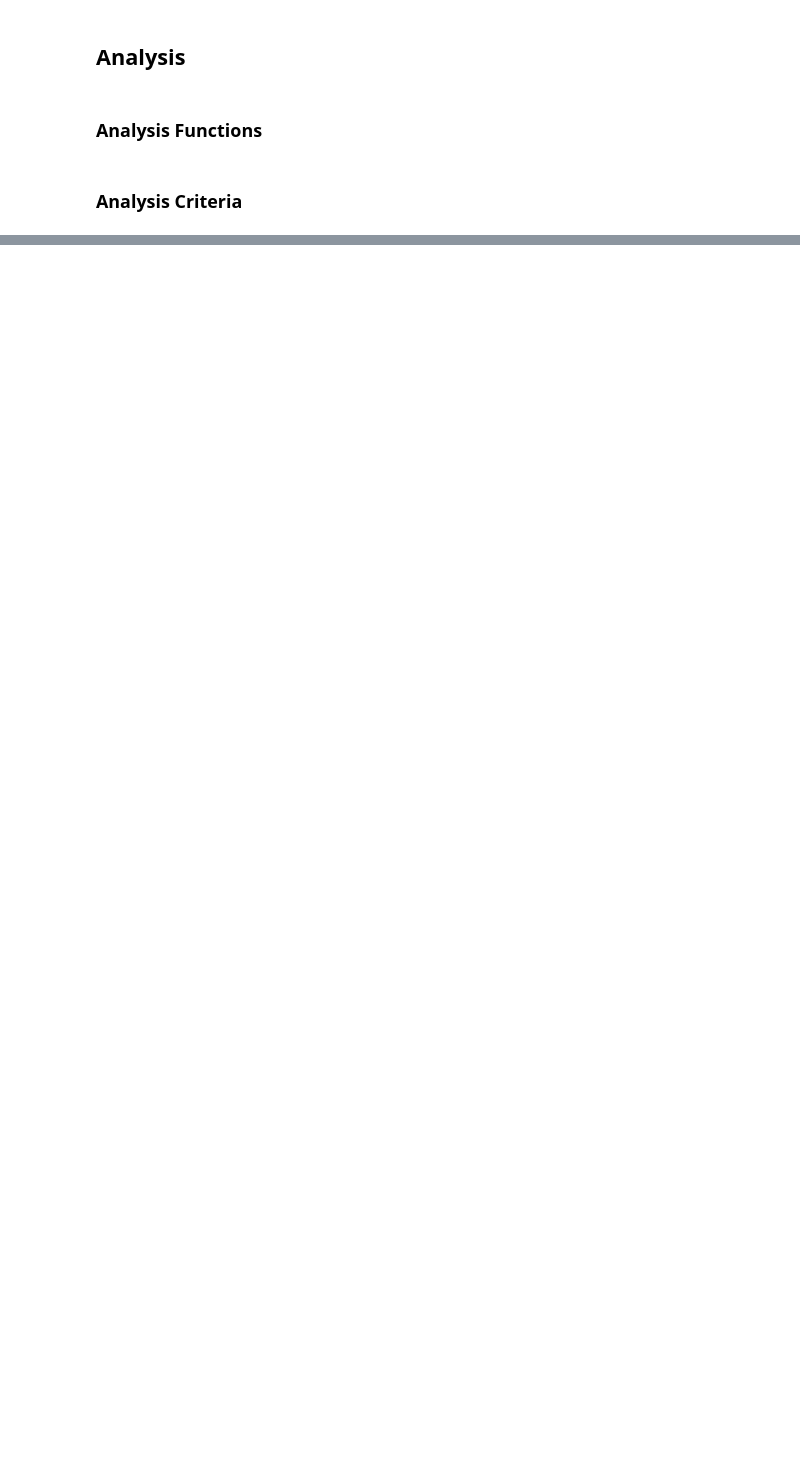
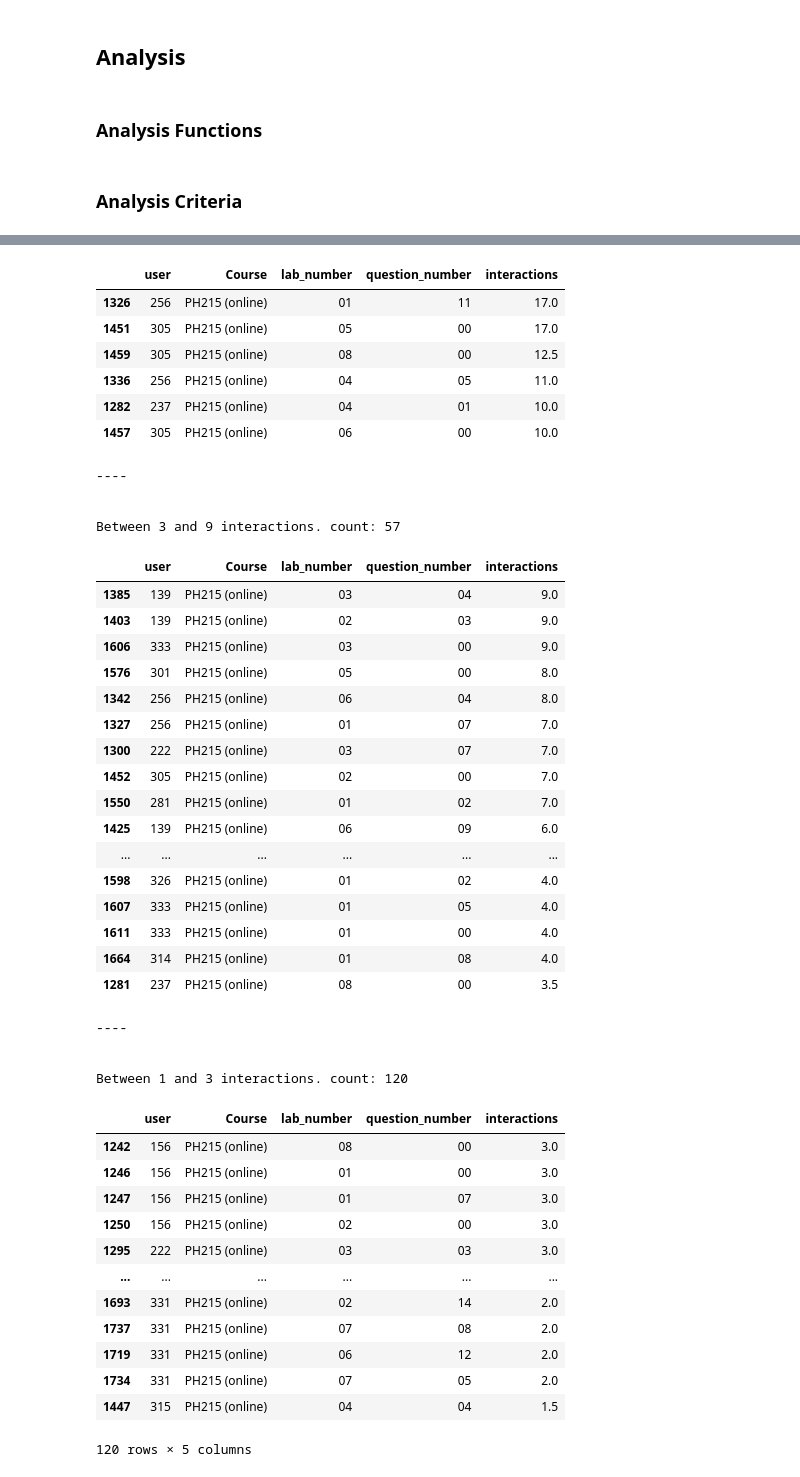
Before and after one commit to PeaceAndLongLife/Analysis-Colab, a Jupyter notebook: notebooks/Data_transcript_statistics.ipynb, the cells around one changed output, grey strips where cells are left out. Drawn from its saved outputs; the diff is of its cells as text; code cells hidden in the pictures; blank space fills up the shorter version.

```diff
--- a/notebooks/Data_transcript_statistics.ipynb
+++ b/notebooks/Data_transcript_statistics.ipynb
@@ -274,32 +399,36 @@ plt.show()
 # %%
-print("----\n\n")
+# @title Make Groups
+variable_name = "PH215 (online)" # @param ["PH214 (online)","PH215 (online)"] {"allow-input":true}
+
+df_course = unexploded_df[unexploded_df['Course'] == variable_name]
 
 # x>40
-group4 = unexploded_df[(unexploded_df['interactions']>40)][['user', 'Course', 'lab_number', 'question_number', 'interactions']].sort_values(by=['interactions'], ascending=False)
-print(f"above 40 interactions. count: {len(group4)}")
+group4 = df_course[(df_course['interactions']>20)][['user', 'Course', 'lab_number', 'question_number', 'interactions']].sort_values(by=['interactions'], ascending=False)
+print(f"above 20 interactions. count: {len(group4)}")
 display(group4)
 
 
 print("----\n\n")
 # 20<=x<40
-group3 = unexploded_df[(unexploded_df['interactions']<=40) & (unexploded_df['interactions']>19)][['user', 'Course', 'lab_number', 'question_number', 'interactions']].sort_values(by=['interactions'], ascending=False)
-print(f"Between 20 and 40 interactions. count: {len(group3)}")
+group3 = df_course[(df_course['interactions']<=20) & (df_course['interactions']>9)][['user', 'Course', 'lab_number', 'question_number', 'interactions']].sort_values(by=['interactions'], ascending=False)
+print(f"Between 10 and 20 interactions. count: {len(group3)}")
 display(group3)
 
 print("----\n\n")
 # 2<x<=19
-group2 = unexploded_df[(unexploded_df['interactions']<=19) & (unexploded_df['interactions']>6)][['user', 'Course', 'lab_number', 'question_number', 'interactions']].sort_values(by=['interactions'], ascending=False)
-print(f"Between 6 and 19 interactions. count: {len(group2)}")
+group2 = df_course[(df_course['interactions']<=9) & (df_course['interactions']>3)][['user', 'Course', 'lab_number', 'question_number', 'interactions']].sort_values(by=['interactions'], ascending=False)
+print(f"Between 3 and 9 interactions. count: {len(group2)}")
 display(group2)
 
 print("----\n\n")
 # 2<x<=6
-group5 = unexploded_df[(unexploded_df['interactions']<=6) & (unexploded_df['interactions']>2)][['user', 'Course', 'lab_number', 'question_number', 'interactions']].sort_values(by=['interactions'], ascending=False)
-print(f"Between 2 and 6 interactions. count: {len(group5)}")
+group5 = df_course[(df_course['interactions']<=3) & (df_course['interactions']>1)][['user', 'Course', 'lab_number', 'question_number', 'interactions']].sort_values(by=['interactions'], ascending=False)
+print(f"Between 1 and 3 interactions. count: {len(group5)}")
 display(group5)
 
 print("----\n\n")
 # 2>=x
-group1 = unexploded_df[unexploded_df['interactions']<=2][['user','Course', 'lab_number', 'question_number', 'interactions']].sort_values(by=['interactions'], ascending=False)
-print(f"Less than 2 interactions. count: {len(group1)}")
+group1 = df_course[df_course['interactions']<=1][['user','Course', 'lab_number', 'question_number', 'interactions']].sort_values(by=['interactions'], ascending=False)
+print(f"Less than 1 interactions. count: {len(group1)}")
 display(group1)
+# %% [output]
@@ -305,0 +443,45 @@ display(group1)
+|  | user | Course | lab_number | question_number | interactions |
+| 1326 | 256 | PH215 (online) | 01 | 11 | 17.0 |
+| 1451 | 305 | PH215 (online) | 05 | 00 | 17.0 |
+| 1459 | 305 | PH215 (online) | 08 | 00 | 12.5 |
+| 1336 | 256 | PH215 (online) | 04 | 05 | 11.0 |
+| 1282 | 237 | PH215 (online) | 04 | 01 | 10.0 |
+| 1457 | 305 | PH215 (online) | 06 | 00 | 10.0 |
+----
+
+
+Between 3 and 9 interactions. count: 57
+|  | user | Course | lab_number | question_number | interactions |
+| 1385 | 139 | PH215 (online) | 03 | 04 | 9.0 |
+| 1403 | 139 | PH215 (online) | 02 | 03 | 9.0 |
+| 1606 | 333 | PH215 (online) | 03 | 00 | 9.0 |
+| 1576 | 301 | PH215 (online) | 05 | 00 | 8.0 |
+| 1342 | 256 | PH215 (online) | 06 | 04 | 8.0 |
+| 1327 | 256 | PH215 (online) | 01 | 07 | 7.0 |
+| 1300 | 222 | PH215 (online) | 03 | 07 | 7.0 |
+| 1452 | 305 | PH215 (online) | 02 | 00 | 7.0 |
+| 1550 | 281 | PH215 (online) | 01 | 02 | 7.0 |
+| 1425 | 139 | PH215 (online) | 06 | 09 | 6.0 |
+| ... | ... | ... | ... | ... | ... |
+| 1598 | 326 | PH215 (online) | 01 | 02 | 4.0 |
+| 1607 | 333 | PH215 (online) | 01 | 05 | 4.0 |
+| 1611 | 333 | PH215 (online) | 01 | 00 | 4.0 |
+| 1664 | 314 | PH215 (online) | 01 | 08 | 4.0 |
+| 1281 | 237 | PH215 (online) | 08 | 00 | 3.5 |
+----
+
+
+Between 1 and 3 interactions. count: 120
+|  | user | Course | lab_number | question_number | interactions |
+| 1242 | 156 | PH215 (online) | 08 | 00 | 3.0 |
+| 1246 | 156 | PH215 (online) | 01 | 00 | 3.0 |
+| 1247 | 156 | PH215 (online) | 01 | 07 | 3.0 |
+| 1250 | 156 | PH215 (online) | 02 | 00 | 3.0 |
+| 1295 | 222 | PH215 (online) | 03 | 03 | 3.0 |
+| ... | ... | ... | ... | ... | ... |
+| 1693 | 331 | PH215 (online) | 02 | 14 | 2.0 |
+| 1737 | 331 | PH215 (online) | 07 | 08 | 2.0 |
+| 1719 | 331 | PH215 (online) | 06 | 12 | 2.0 |
+| 1734 | 331 | PH215 (online) | 07 | 05 | 2.0 |
+| 1447 | 315 | PH215 (online) | 04 | 04 | 1.5 |
+120 rows × 5 columns
```
Also changed, not shown: parts of 22 cells of this notebook.
